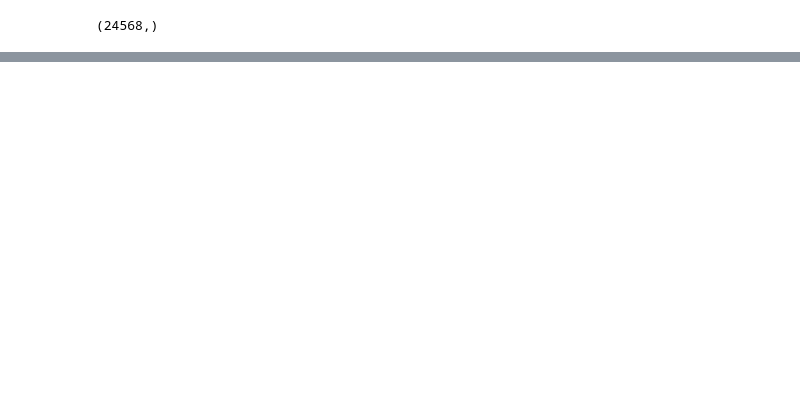
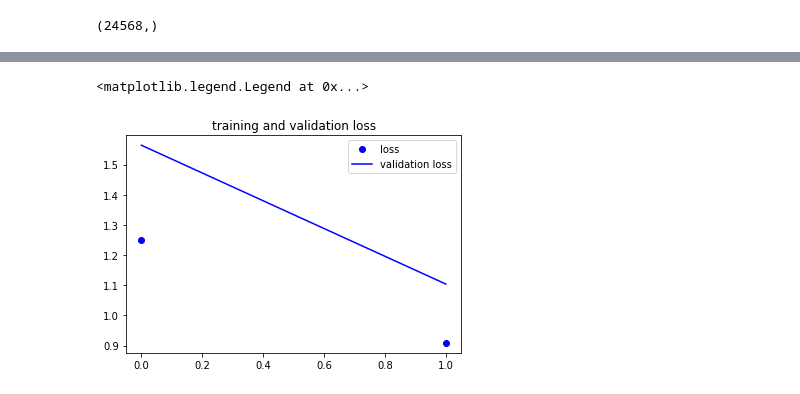
Before and after one commit to Bhavit03/My_work, a Jupyter notebook: emotionai.ipynb, the cells around one changed output, grey strips where cells are left out. Saved outputs shown, nothing was run; the diff lists cells and outputs as text; code cells hidden in the pictures; blank space fills up the shorter version.

```diff
--- a/emotionai.ipynb
+++ b/emotionai.ipynb
@@ -587,0 +684,8 @@ history=model2_emotion.fit(traindatagen.flow(X2_train,y2_train,batch_size=64),
+# %%
+plt.plot(epochs,loss,'bo',label='loss')
+plt.plot(epochs,valid_loss,'b',label='validation loss')
+plt.title('training and validation loss')
+plt.legend()
+# %% [output]
+<matplotlib.legend.Legend at 0x...>
+[figure, added]
```
Also changed, not shown: parts of 34 cells of this notebook.
